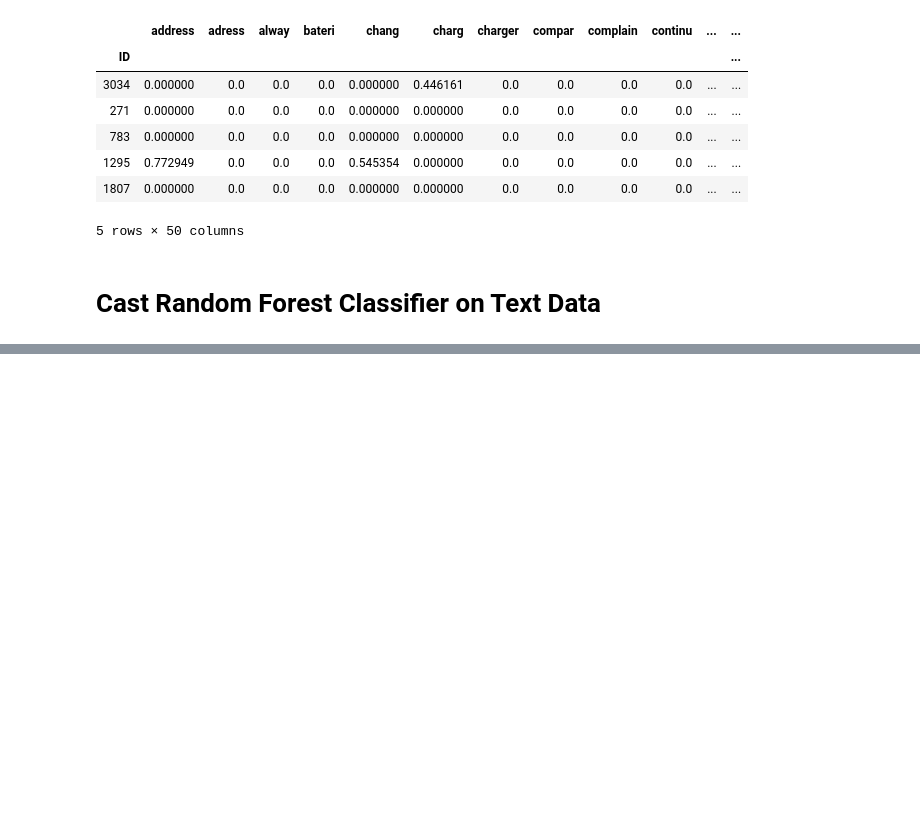
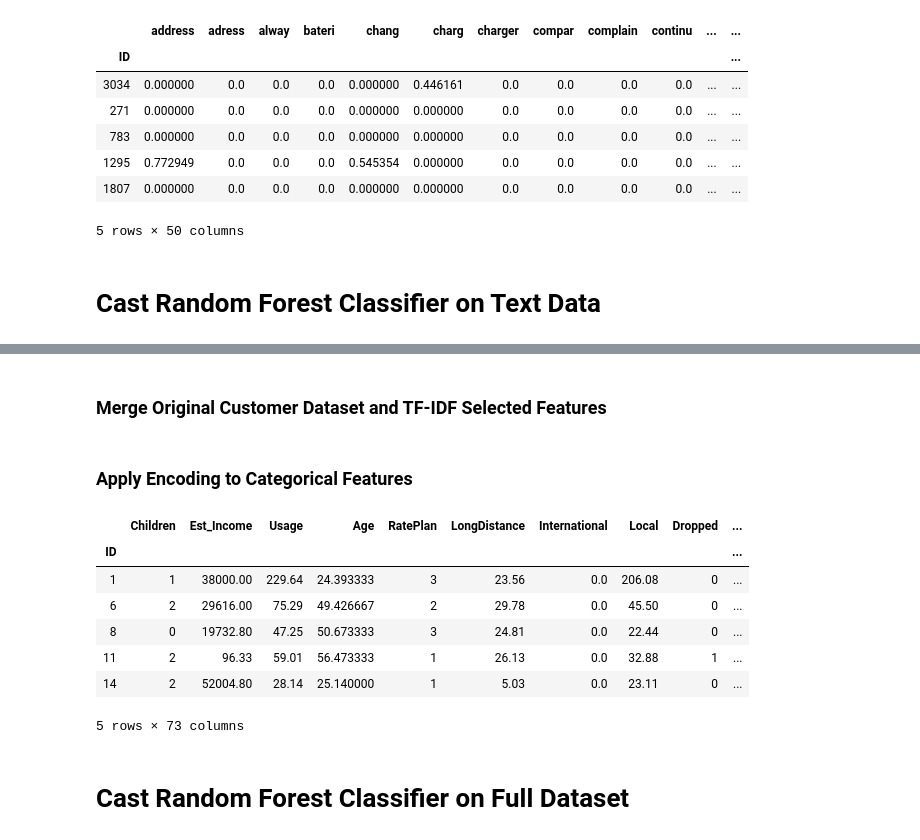
Before and after one commit to PaulBernert/CIS_508, a Jupyter notebook: CIS 508 Homework Assignment 4.ipynb, the cells around one changed output, grey strips where cells are left out. Saved outputs shown, nothing was run; the diff lists cells and outputs as text; code cells hidden in the pictures; blank space fills up the shorter version.

```diff
--- a/CIS 508 Homework Assignment 4.ipynb
+++ b/CIS 508 Homework Assignment 4.ipynb
@@ -143,0 +188,6 @@ print(classification_report(y_train, rf_predictions))
+# %% [markdown]
+### Merge Original Customer Dataset and TF-IDF Selected Features
+# %%
+df = X_train.merge(tf_idf_df_selected_features_df, how ='inner', on='ID')
+# %% [markdown]
+### Apply Encoding to Categorical Features
@@ -143,0 +201,14 @@ print(classification_report(y_train, rf_predictions))
+# %%
+encoded_df = pd.get_dummies(df, columns=encode_columns)
+encoded_df.head()
+# %% [output]
+|  | Children | Est_Income | Usage | Age | RatePlan | LongDistance | International | Local | Dropped | ... |
+| ID |  |  |  |  |  |  |  |  |  | ... |
+| 1 | 1 | 38000.00 | 229.64 | 24.393333 | 3 | 23.56 | 0.0 | 206.08 | 0 | ... |
+| 6 | 2 | 29616.00 | 75.29 | 49.426667 | 2 | 29.78 | 0.0 | 45.50 | 0 | ... |
+| 8 | 0 | 19732.80 | 47.25 | 50.673333 | 3 | 24.81 | 0.0 | 22.44 | 0 | ... |
+| 11 | 2 | 96.33 | 59.01 | 56.473333 | 1 | 26.13 | 0.0 | 32.88 | 1 | ... |
+| 14 | 2 | 52004.80 | 28.14 | 25.140000 | 1 | 5.03 | 0.0 | 23.11 | 0 | ... |
+5 rows × 73 columns
+# %% [markdown]
+# Cast Random Forest Classifier on Full Dataset
```
Also changed, not shown: parts of 24 cells of this notebook.
